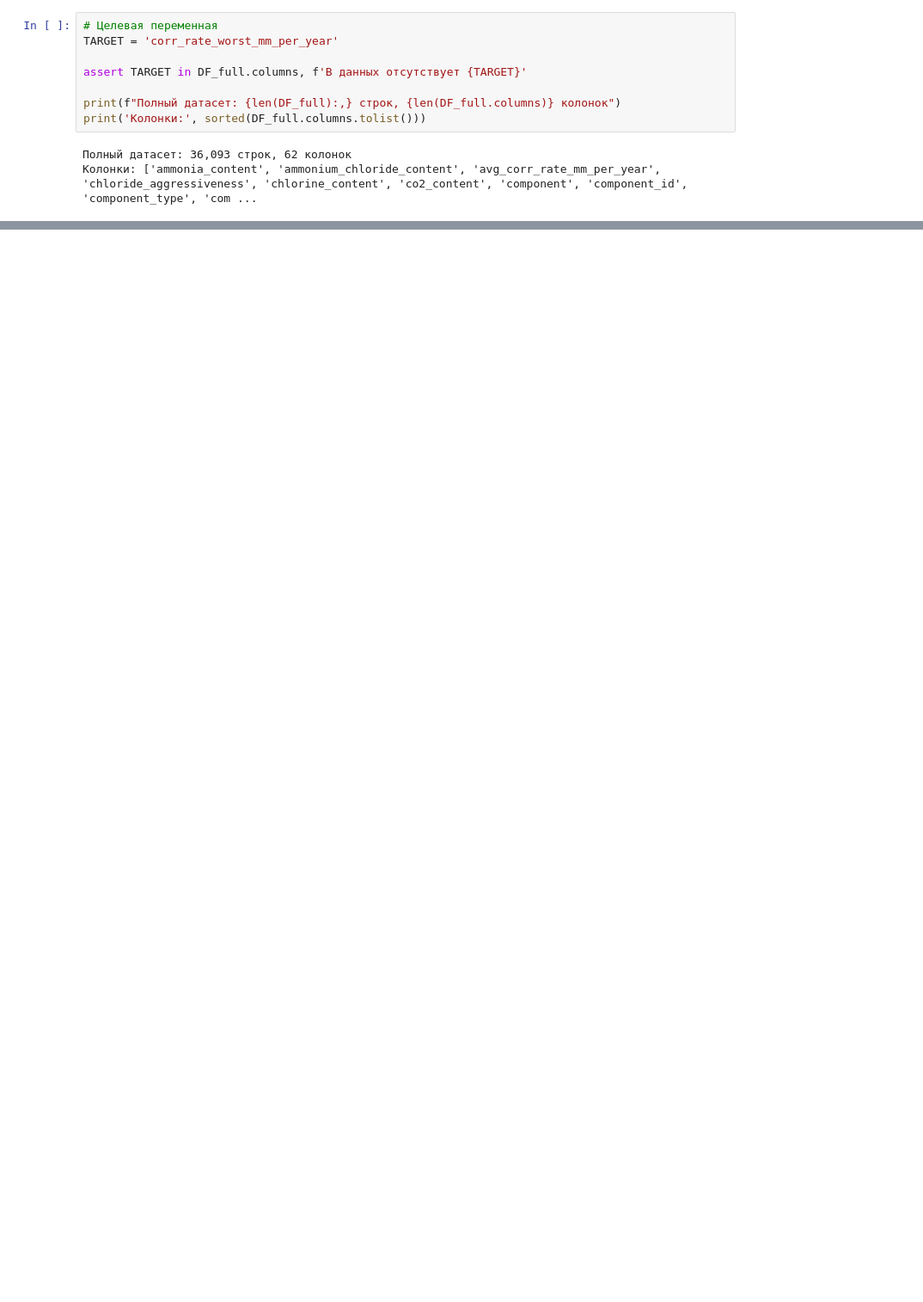
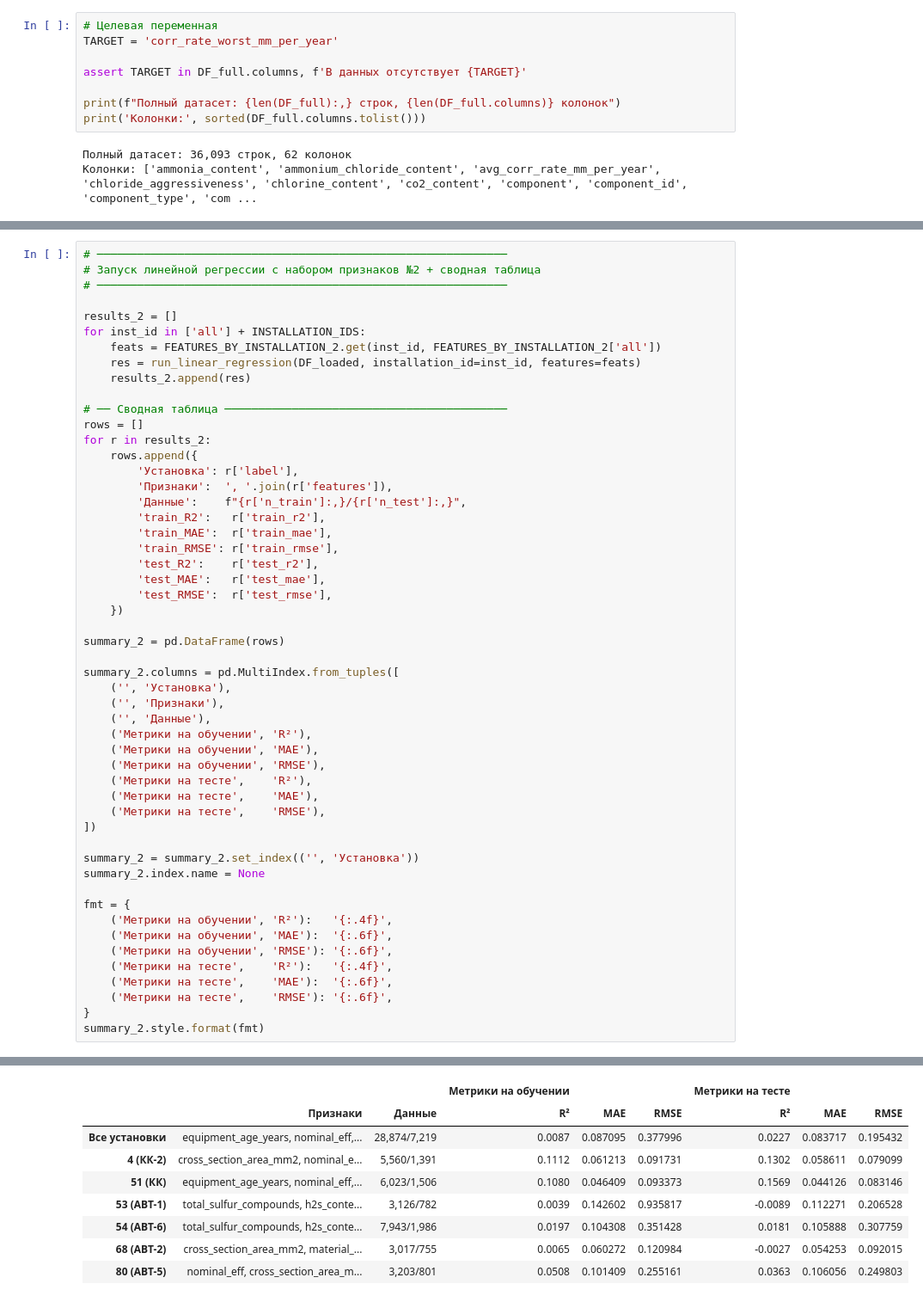
Before and after one commit to Kosyakin/corrosion_analysis_project, a Jupyter notebook: PythonMLExperiments/1_corr_analysis/линейная регрессия.ipynb, the cells around one changed output, grey strips where cells are left out. Shown at 86% size. Cells and saved outputs as stored; diff of their text form; blank space fills up the shorter version.

Commit message:
Завершен этап линейной регрессии, осталось перенести в текст.

```diff
--- a/PythonMLExperiments/1_corr_analysis/линейная регрессия.ipynb
+++ b/PythonMLExperiments/1_corr_analysis/линейная регрессия.ipynb
@@ -138,0 +509,53 @@ NameError: name 'model' is not defined
+# %%
+# ─────────────────────────────────────────────────────────────
+# Запуск линейной регрессии с набором признаков №2 + сводная таблица
+# ─────────────────────────────────────────────────────────────
+
+results_2 = []
+for inst_id in ['all'] + INSTALLATION_IDS:
+    feats = FEATURES_BY_INSTALLATION_2.get(inst_id, FEATURES_BY_INSTALLATION_2['all'])
+    res = run_linear_regression(DF_loaded, installation_id=inst_id, features=feats)
+    results_2.append(res)
+
+# ── Сводная таблица ──────────────────────────────────────────
+rows = []
+for r in results_2:
+    rows.append({
+        'Установка': r['label'],
+        'Признаки':  ', '.join(r['features']),
+        'Данные':    f"{r['n_train']:,}/{r['n_test']:,}",
+        'train_R2':   r['train_r2'],
+        'train_MAE':  r['train_mae'],
+        'train_RMSE': r['train_rmse'],
+        'test_R2':    r['test_r2'],
+        'test_MAE':   r['test_mae'],
+        'test_RMSE':  r['test_rmse'],
+    })
+
+summary_2 = pd.DataFrame(rows)
+
+summary_2.columns = pd.MultiIndex.from_tuples([
+    ('', 'Установка'),
+    ('', 'Признаки'),
+    ('', 'Данные'),
+    ('Метрики на обучении', 'R²'),
+    ('Метрики на обучении', 'MAE'),
+    ('Метрики на обучении', 'RMSE'),
+    ('Метрики на тесте',    'R²'),
+    ('Метрики на тесте',    'MAE'),
+    ('Метрики на тесте',    'RMSE'),
+])
+
+summary_2 = summary_2.set_index(('', 'Установка'))
+summary_2.index.name = None
+
+fmt = {
+    ('Метрики на обучении', 'R²'):   '{:.4f}',
+    ('Метрики на обучении', 'MAE'):  '{:.6f}',
+    ('Метрики на обучении', 'RMSE'): '{:.6f}',
+    ('Метрики на тесте',    'R²'):   '{:.4f}',
+    ('Метрики на тесте',    'MAE'):  '{:.6f}',
+    ('Метрики на тесте',    'RMSE'): '{:.6f}',
+}
+summary_2.style.format(fmt)
+# %% [output]
@@ -138,0 +579,9 @@ NameError: name 'model' is not defined
+|  |  |  | Метрики на обучении |  |  | Метрики на тесте |  |  |
+|  | Признаки | Данные | R² | MAE | RMSE | R² | MAE | RMSE |
+| Все установки | equipment_age_years, nominal_eff,... | 28,874/7,219 | 0.0087 | 0.087095 | 0.377996 | 0.0227 | 0.083717 | 0.195432 |
+| 4 (КК-2) | cross_section_area_mm2, nominal_e... | 5,560/1,391 | 0.1112 | 0.061213 | 0.091731 | 0.1302 | 0.058611 | 0.079099 |
+| 51 (КК) | equipment_age_years, nominal_eff,... | 6,023/1,506 | 0.1080 | 0.046409 | 0.093373 | 0.1569 | 0.044126 | 0.083146 |
+| 53 (АВТ-1) | total_sulfur_compounds, h2s_conte... | 3,126/782 | 0.0039 | 0.142602 | 0.935817 | -0.0089 | 0.112271 | 0.206528 |
+| 54 (АВТ-6) | total_sulfur_compounds, h2s_conte... | 7,943/1,986 | 0.0197 | 0.104308 | 0.351428 | 0.0181 | 0.105888 | 0.307759 |
+| 68 (АВТ-2) | cross_section_area_mm2, material_... | 3,017/755 | 0.0065 | 0.060272 | 0.120984 | -0.0027 | 0.054253 | 0.092015 |
+| 80 (АВТ-5) | nominal_eff, cross_section_area_m... | 3,203/801 | 0.0508 | 0.101409 | 0.255161 | 0.0363 | 0.106056 | 0.249803 |
```
Also changed, not shown: parts of 13 cells of this notebook, 3 other files.
